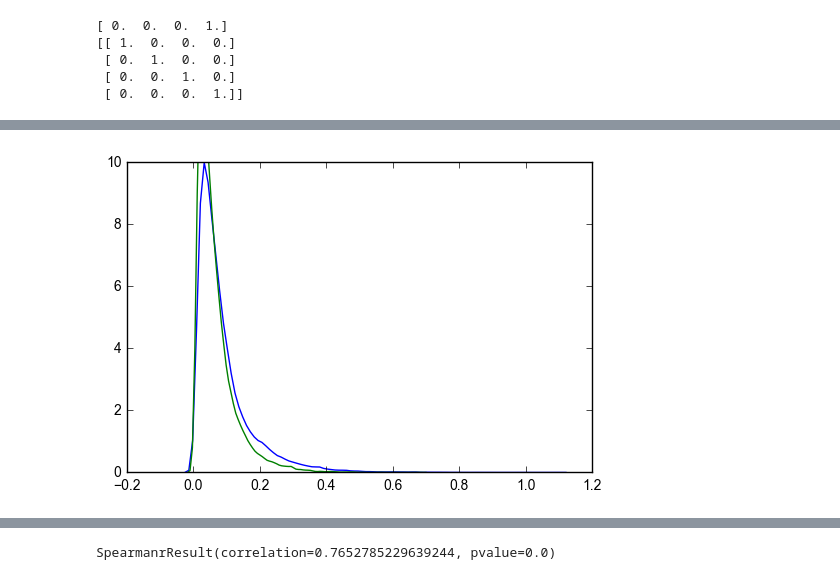
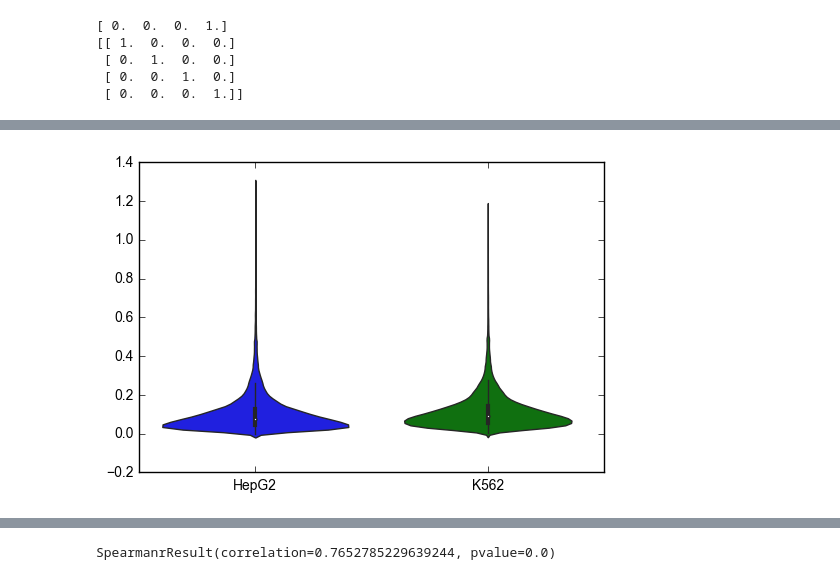
Before and after one commit to kundajelab/mpra, a Jupyter notebook: deeplearn/scripts/Variant Scoring.ipynb, the cells around one changed output, grey strips where cells are left out. Drawn from its saved outputs; the diff is of its cells as text; code cells hidden in the pictures.

```diff
--- a/deeplearn/scripts/Variant Scoring.ipynb
+++ b/deeplearn/scripts/Variant Scoring.ipynb
@@ -122,12 +135,17 @@ print np.mean(k562Ratios), np.std(k562Ratios)
 # %%
 import matplotlib.pyplot as plt
 import seaborn as sns
+import pandas as pd
 
-sns.kdeplot(hepg2MaxScoresByTagSnp.values())
-sns.kdeplot(k562MaxScoresByTagSnp.values())
+df_dict = {'HepG2': hepg2MaxScoresByTagSnp.values(), 'K562': k562MaxScoresByTagSnp.values()}
+df = pd.DataFrame.from_dict(df_dict)
+
+# sns.boxplot(data=df, showfliers=True)
+sns.violinplot(data=df, showfliers=True)
+
 plt.show()
 # %% [output]
-[figure, old version]
+[figure, new version]
 # %%
 print "HepG2"
 print np.sort(hepg2_scores)[::-1][:10]
```
Also changed, not shown: parts of 59 cells of this notebook, 14 other files.
